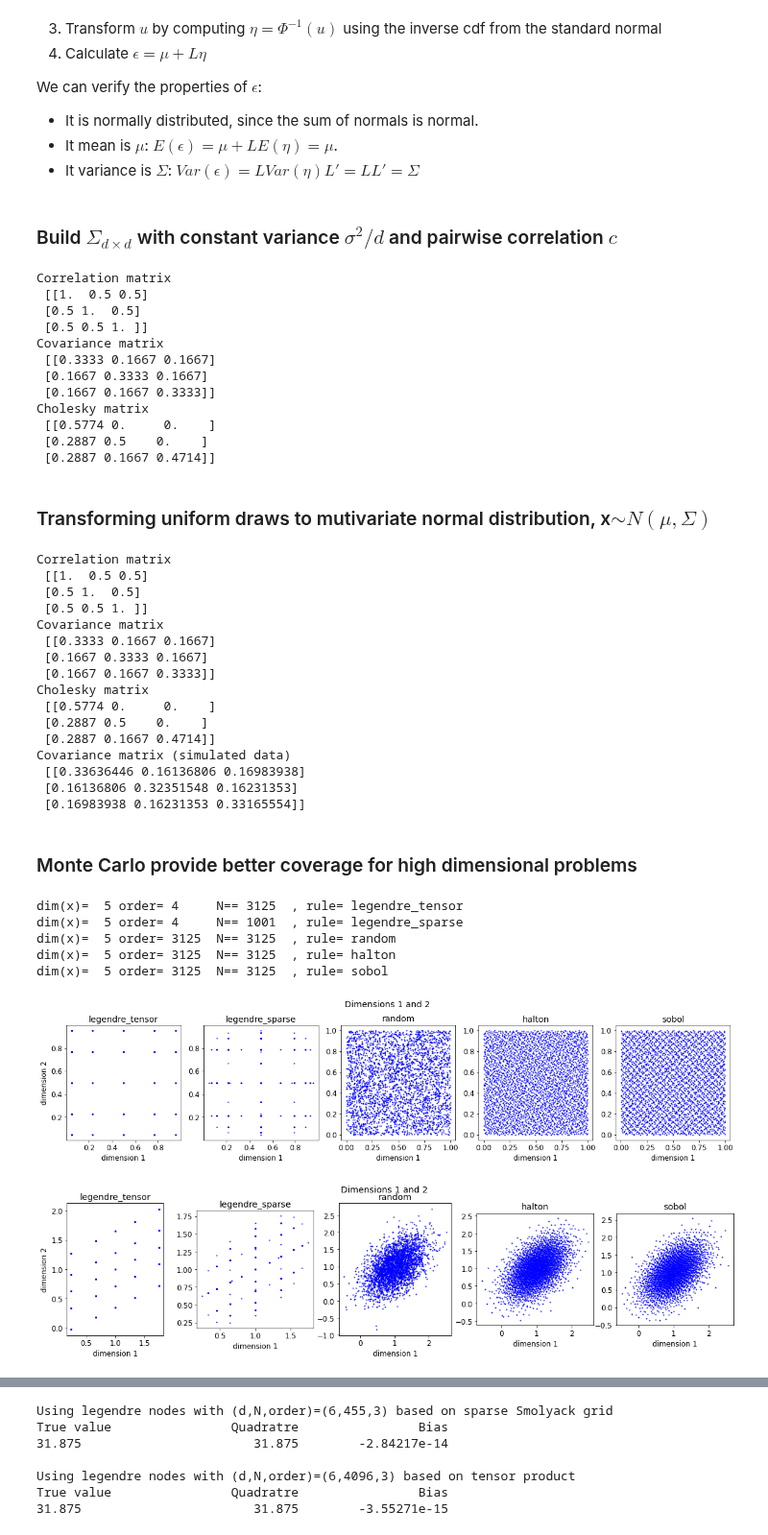
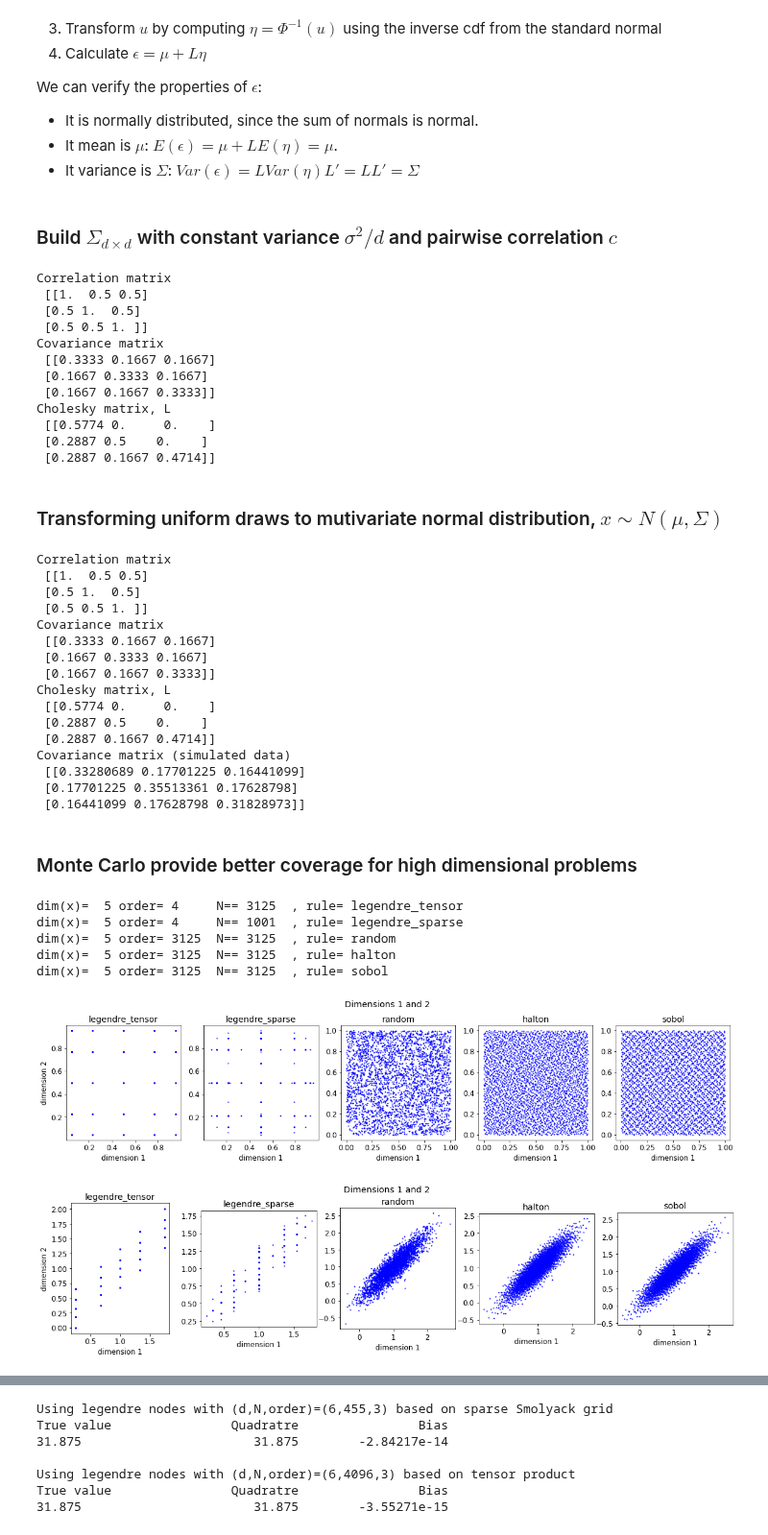
Before and after one commit to bschjerning/dp_ucph, a Jupyter notebook: 1_theory_tools/04_multi_d_integration.ipynb, the cells around one changed output, grey strips where cells are left out. Shown at 96% size. Cells and saved outputs as stored; diff of their text form; code cells hidden in the pictures.

```diff
--- a/1_theory_tools/04_multi_d_integration.ipynb
+++ b/1_theory_tools/04_multi_d_integration.ipynb
@@ -41,11 +41,12 @@ $$
 # %% [markdown]
 ### Product rule subject to curse of dimensionality
 # %%
-n=5 # number of gridpoints in each dimension
+n=10 # number of gridpoints in each dimension
 print('%-10s%15s' % ('d', '# of nodes'))
-for d in range(1, 6): print("%-10d%15g" % (d, n**d))
+for d in range(1, 10): print("%-10d%15g" % (d, n**d))
 d=10; print("%-10d%15g" % (d, n**d))
 d=20; print("%-10d%15g" % (d, n**d))
 d=30; print("%-10d%15g" % (d, n**d))
+d=50; print("%-10d%15g" % (d, n**d))
 # %% [output]
 d              # of nodes
@@ -147,7 +151,7 @@ def hist(data,bins='auto',range=None,theoretical=None,cdf=False):
 # %% [markdown]
 ### Let's start simple: Sample from the uniform distribution
 # %%
-N=1000
+N=100
 x = np.random.random(N) #NumPy
 hist(x,bins=10, theoretical=scipy.stats.uniform.pdf)
 # %% [output]
@@ -333,9 +337,9 @@ We can verify the properties of $\epsilon$:
 - It mean is $\mu$: $E(\epsilon) = \mu + LE(\eta) = \mu$.
 - It variance is $\Sigma$: $Var(\epsilon) =L Var(\eta)L' =LL' = \Sigma$
 # %% [markdown]
-### Build $\Sigma_{d \times d}$ with constant variance $\sigma^2/d$ and pairwise correlation $c$
+### Build $\Sigma_{d \times d}$ with constant variance $\sigma^2/d $ and pairwise correlation $c$
 # %%
-def build_sigma(d=2, σ = 0.5, c=0, print_out=False):
+def build_sigma(d=2, σ = 1, c=0, print_out=False):
     '''build d-dimensional (dxd) covariance matrix with correlation c between variables'''
     if (c<0.0) and not (d==2):
         raise RuntimeError('build_sigma can only create negaive correlation for d=2')
@@ -347,7 +351,7 @@ def build_sigma(d=2, σ = 0.5, c=0, print_out=False):
     if print_out:
         print('Correlation matrix\n',   corr.round(4))
         print('Covariance matrix\n',  Σ.round(4))
-        print('Cholesky matrix\n',   L.round(4))
+        print('Cholesky matrix, L\n',   L.round(4))
     return Σ
 
 Σ = build_sigma(d=3, σ = 1, c=0.5, print_out=True)
@@ -360,19 +364,19 @@ Covariance matrix
  [[0.3333 0.1667 0.1667]
  [0.1667 0.3333 0.1667]
  [0.1667 0.1667 0.3333]]
-Cholesky matrix
+Cholesky matrix, L
  [[0.5774 0.     0.    ]
  [0.2887 0.5    0.    ]
  [0.2887 0.1667 0.4714]]
 # %% [markdown]
-### Transforming uniform draws to mutivariate normal distribution, x$ \sim N(\mu, \Sigma)$
+### Transforming uniform draws to mutivariate normal distribution, $x \sim N(\mu, \Sigma)$
 # %%
 def inv_multnorm(u, μ, Σ):
     L=np.linalg.cholesky(Σ)  # Lower triangular cholesky matrix L@L.T=Σ (i.e. "square root" of Σ)
     return μ + L @ scipy.stats.norm.ppf(u); # transform uniform to mutivariate normal
 
 d=3;      # dimension of x
-N=10000   # number of samples
+N=1000   # number of samples
 Σ = build_sigma(d, σ = 1, c=.5, print_out=True) # Variance-covariance matrix
 u=np.random.random(size=(d,N)) # Generate uniform samples, u ~ U[0,1]
 x=inv_multnorm(u, μ=1, Σ=Σ)       # Transform u to multivarite Normal with x~N(μ, Σ)
@@ -386,29 +390,29 @@ Covariance matrix
  [[0.3333 0.1667 0.1667]
  [0.1667 0.3333 0.1667]
  [0.1667 0.1667 0.3333]]
-Cholesky matrix
+Cholesky matrix, L
  [[0.5774 0.     0.    ]
  [0.2887 0.5    0.    ]
  [0.2887 0.1667 0.4714]]
 Covariance matrix (simulated data)
- [[0.33636446 0.16136806 0.16983938]
- [0.16136806 0.32351548 0.16231353]
- [0.16983938 0.16231353 0.33165554]]
+ [[0.33280689 0.17701225 0.16441099]
+ [0.17701225 0.35513361 0.17628798]
+ [0.16441099 0.17628798 0.31828973]]
 # %% [markdown]
 ### Monte Carlo provide better coverage for high dimensional problems
 # %%
 d=5; n=5**d;      # make sure n is not to large, try d = 2 and 5
 # d=10;  n=2**d;  # make sure n is not to large, try d= 10-20
-c=.5              # try changing c (negative correlation only works for d=2)
+c=.9             # try changing c (negative correlation only works for d=2)
 Σ = build_sigma(d, σ = 1, c=c, print_out=False) # build variance-covariance matrix
 plot_draws(n, d, dims=(1,2), print_out=True)
 plot_draws(n, d, dims=(1,2), transform = lambda u: inv_multnorm(u, μ=1, Σ=Σ))
 # %% [output]
 dim(x)=  5 order= 4     N== 3125  , rule= legendre_tensor
 dim(x)=  5 order= 4     N== 1001  , rule= legendre_sparse
 dim(x)=  5 order= 3125  N== 3125  , rule= random
 dim(x)=  5 order= 3125  N== 3125  , rule= halton
 dim(x)=  5 order= 3125  N== 3125  , rule= sobol
-[figure, old version]
+[figure, new version]
-[figure, old version]
+[figure, new version]
 # %% [markdown]
```
Also changed, not shown: parts of 21 cells of this notebook, 2 other files.
